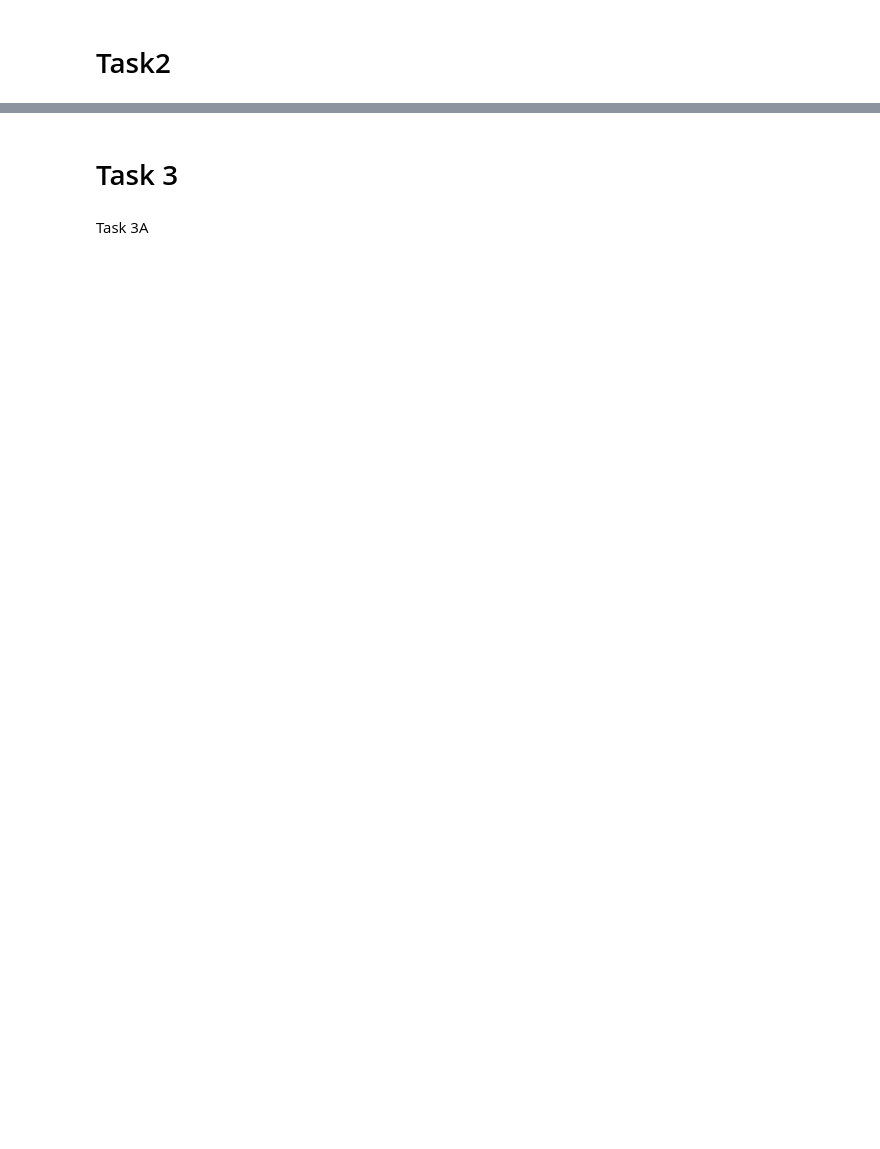
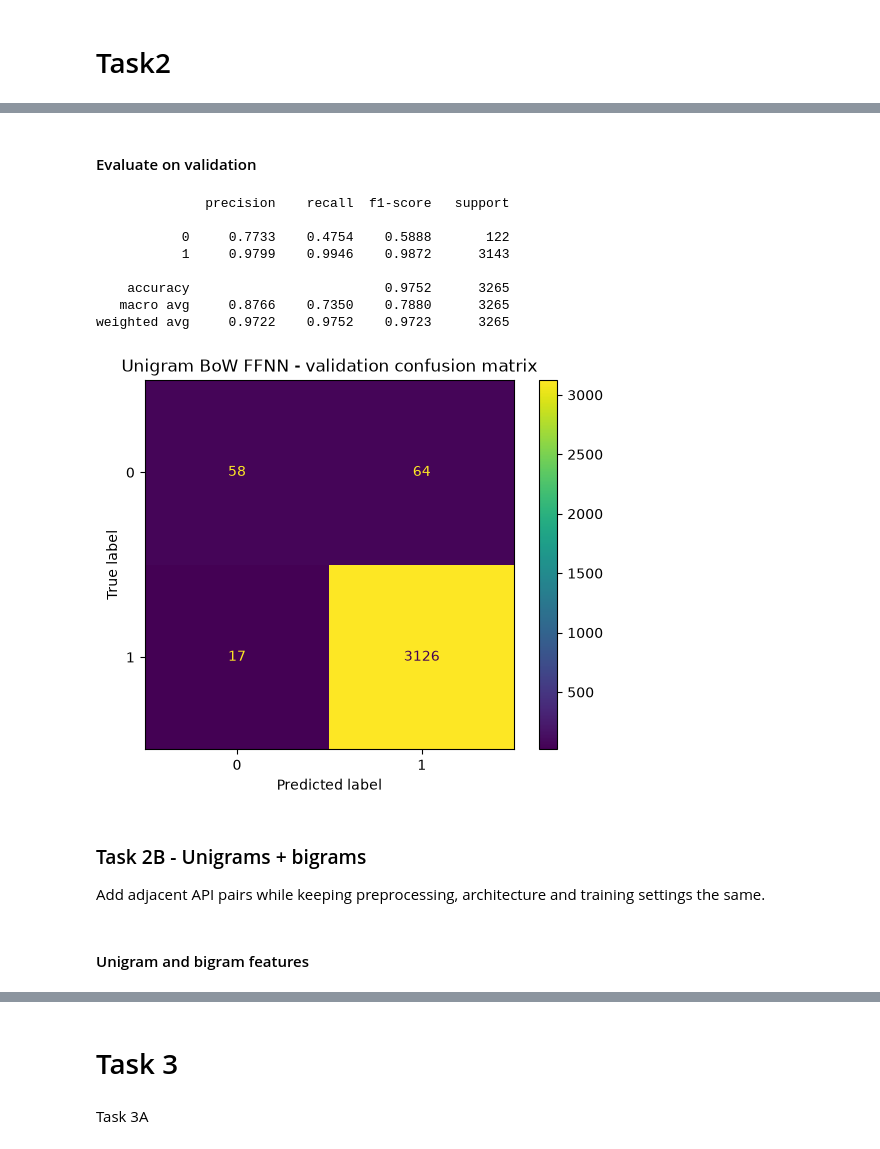
Before and after one commit to HaxelThePenguine/AI-Cybersecurity_labs2026, a Jupyter notebook: Lab_02/lab2.ipynb, the cells around one changed output, grey strips where cells are left out. Saved outputs shown, nothing was run; the diff lists cells and outputs as text; code cells hidden in the pictures; blank space fills up the shorter version.

```diff
--- a/Lab_02/lab2.ipynb
+++ b/Lab_02/lab2.ipynb
@@ -65,0 +95,12 @@ max       90.000000   100.000000
+# %%
+from sklearn.model_selection import train_test_split # type: ignore
+
+train_split, val_split = train_test_split(
+    train_data,
+    test_size=0.2,
+    stratify=train_data["is_malware"],
+    random_state=42
+)
+
+print("Training samples:", len(train_split))
+print("Validation samples:", len(val_split))
@@ -313,0 +278,19 @@ weighted avg     0.9810    0.9816    0.9812      3265
+# %%
+loss_fn_uni = nn.BCEWithLogitsLoss()
+optimizer_uni = torch.optim.Adam(model_uni.parameters(), lr=LEARNING_RATE)
+loader_uni = DataLoader(
+    TensorDataset(X_train_uni_t, y_train_bow_t),
+    batch_size=BATCH_SIZE,
+    shuffle=True,
+)
+
+for epoch in range(EPOCHS):
+    model_uni.train()
+    total_loss = 0
+    for xb, yb in loader_uni:
+        optimizer_uni.zero_grad()
+        loss = loss_fn_uni(model_uni(xb), yb)
+        loss.backward()
+        optimizer_uni.step()
+        total_loss += loss.item()
+    print(f"Epoch {epoch + 1}/{EPOCHS} - mean loss: {total_loss / len(loader_uni):.4f}")
@@ -313,0 +318,29 @@ weighted avg     0.9810    0.9816    0.9812      3265
+# %% [markdown]
+#### Evaluate on validation
+# %%
+model_uni.eval()
+with torch.no_grad():
+    probs_val_uni = torch.sigmoid(model_uni(X_val_uni_t))
+    y_pred_val_uni = (probs_val_uni > 0.5).int().numpy()
+
+report_uni = classification_report(y_val_bow, y_pred_val_uni, digits=4)
+cm_uni = confusion_matrix(y_val_bow, y_pred_val_uni)
+print(report_uni)
+ConfusionMatrixDisplay(cm_uni).plot()
+plt.title("Unigram BoW FFNN - validation confusion matrix")
+plt.show()
+# %% [output]
+              precision    recall  f1-score   support
+
+           0     0.7733    0.4754    0.5888       122
+           1     0.9799    0.9946    0.9872      3143
+
+    accuracy                         0.9752      3265
+   macro avg     0.8766    0.7350    0.7880      3265
+weighted avg     0.9722    0.9752    0.9723      3265
+[figure, added]
+# %% [markdown]
+### Task 2B - Unigrams + bigrams
+Add adjacent API pairs while keeping preprocessing, architecture and training settings the same.
+# %% [markdown]
+#### Unigram and bigram features
```
Also changed, not shown: parts of 29 cells of this notebook, 1 other file.
